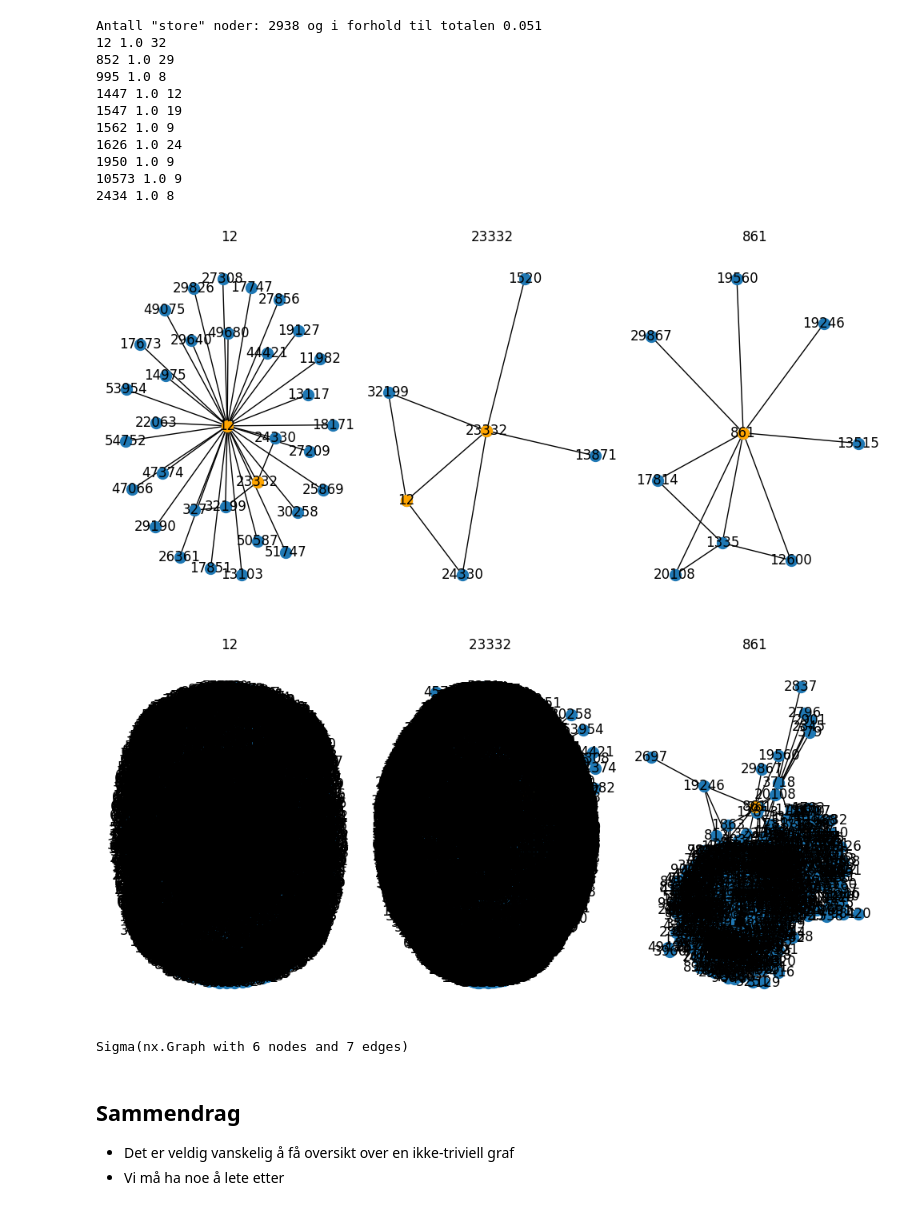
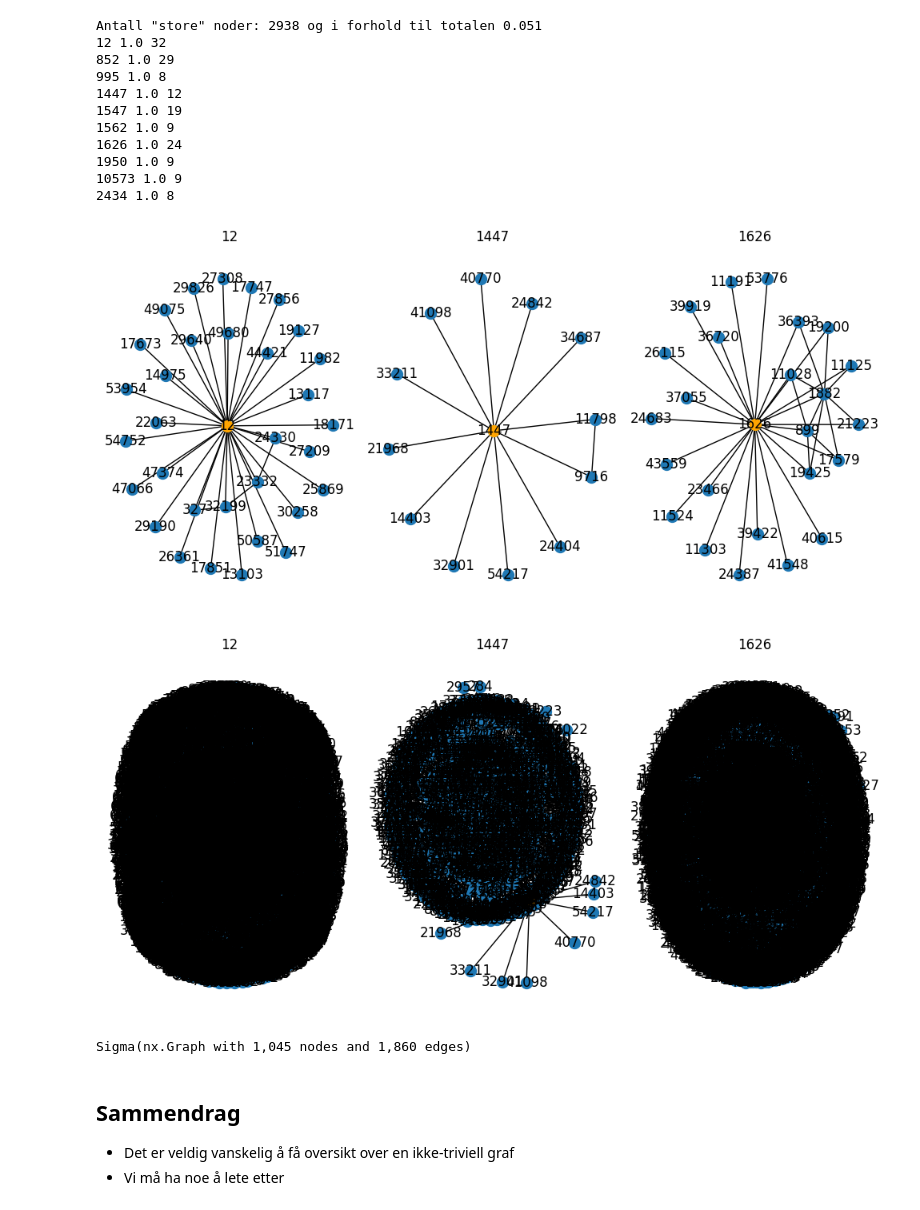
Before and after one commit to Tage-Politi/grafdag-2026, a Jupyter notebook: 1-generell.ipynb, the cells around one changed output. Saved outputs shown, nothing was run; the diff lists cells and outputs as text; code cells hidden in the pictures.

```diff
--- a/1-generell.ipynb
+++ b/1-generell.ipynb
@@ -881,69 +922,69 @@ Antall "store" noder: 2938 og i forhold til totalen 0.051
 2434 1.0 8
 # %%
 # La oss se på tre av dem
-# 12, 23332, 861 (tilfeldig valgt)
+liste = [12, 1447, 1626]
 # Tre sub-plot
 
 fig, (ax1, ax2, ax3) = plt.subplots(1, 3, figsize=(10, 5))
 
-ego1 = nx.ego_graph(UG, 12, radius=1) # hent nabo-nodene fra alle ikke bare de store
+ego1 = nx.ego_graph(UG, liste[0], radius=1) # hent nabo-nodene fra alle ikke bare de store
 pos1 = nx.spring_layout(ego1, seed=42)
 nx.draw(ego1, pos1, ax=ax1, with_labels=True,  node_size=100)
 # Lag hovednoden orange
-nx.draw_networkx_nodes(ego1, pos1, ax=ax1, nodelist=[12,23332], node_color='orange', node_size=100)
-ax1.set_title("12")
+nx.draw_networkx_nodes(ego1, pos1, ax=ax1, nodelist=[liste[0]], node_color='orange', node_size=100)
+ax1.set_title(liste[0])
 
-ego2 = nx.ego_graph(UG, 23332 , radius=1)
+ego2 = nx.ego_graph(UG, liste[1] , radius=1)
 pos2 = nx.spring_layout(ego2, seed=1)
 nx.draw(ego2, pos2, ax=ax2, with_labels=True,  node_size=100)
-nx.draw_networkx_nodes(ego2, pos2, ax=ax2, nodelist=[23332, 12], node_color='orange', node_size=100)
-ax2.set_title("23332")
+nx.draw_networkx_nodes(ego2, pos2, ax=ax2, nodelist=[liste[1]], node_color='orange', node_size=100)
+ax2.set_title(liste[1])
 
-ego3 = nx.ego_graph(UG, 861 , radius=1)
+ego3 = nx.ego_graph(UG, liste[2] , radius=1)
 pos3 = nx.spring_layout(ego3, seed=42)
 nx.draw(ego3, pos3, ax=ax3, with_labels=True,  node_size=100)
-nx.draw_networkx_nodes(ego3, pos3, ax=ax3, nodelist=[861], node_color='orange', node_size=100)
-ax3.set_title("861")
+nx.draw_networkx_nodes(ego3, pos3, ax=ax3, nodelist=[liste[2]], node_color='orange', node_size=100)
+ax3.set_title(liste[2])
 
 # Ikke overlapp, takk
 plt.tight_layout()
 plt.show()
 # %% [output]
-[figure, old version]
+[figure, new version]
 # %%
 # Se hele nabolaget for de samme tre
-# 12, 23332, 861
+liste = [12, 1447, 1626]
 # Tre sub-plot
 # Blir bare sorte "hull"
 
 # Tar et par minutter å kjøre
 
 fig, (ax1, ax2, ax3) = plt.subplots(1, 3, figsize=(10, 5))
 
-ego1 = nx.ego_graph(UG, 12, radius=2) # hent nabo-nodene fra alle ikke bare de store
+ego1 = nx.ego_graph(UG, liste[0], radius=2) # hent nabo-nodene fra alle ikke bare de store
 pos1 = nx.spring_layout(ego1, seed=42)
 nx.draw(ego1, pos1, ax=ax1, with_labels=True,  node_size=100)
 # Lag hovednoden orange
-nx.draw_networkx_nodes(ego1, pos1, ax=ax1, nodelist=[12], node_color='orange', node_size=100)
-ax1.set_title("12")
+nx.draw_networkx_nodes(ego1, pos1, ax=ax1, nodelist=[liste[0]], node_color='orange', node_size=100)
+ax1.set_title(liste[0])
 
-ego2 = nx.ego_graph(UG, 23332 , radius=2)
+ego2 = nx.ego_graph(UG, liste[1] , radius=2)
 pos2 = nx.spring_layout(ego2, seed=42)
 nx.draw(ego2, pos2, ax=ax2, with_labels=True,  node_size=100)
-nx.draw_networkx_nodes(ego2, pos2, ax=ax2, nodelist=[23332], node_color='orange', node_size=100)
-ax2.set_title("23332 ")
+nx.draw_networkx_nodes(ego2, pos2, ax=ax2, nodelist=[liste[1]], node_color='orange', node_size=100)
+ax2.set_title(liste[1])
 
-ego3 = nx.ego_graph(UG, 861 , radius=2)
+ego3 = nx.ego_graph(UG, liste[2], radius=2)
 pos3 = nx.spring_layout(ego3, seed=42)
 nx.draw(ego3, pos3, ax=ax3, with_labels=True,  node_size=100)
-nx.draw_networkx_nodes(ego3, pos3, ax=ax3, nodelist=[861], node_color='orange', node_size=100)
-ax3.set_title("861")
+nx.draw_networkx_nodes(ego3, pos3, ax=ax3, nodelist=[liste[2]], node_color='orange', node_size=100)
+ax3.set_title(liste[2])
 
 # Ikke overlapp, takk
 plt.tight_layout()
 plt.show()
 # %% [output]
-[figure, old version]
+[figure, new version]
 # %%
 from ipysigma import Sigma
 import math
@@ -961,7 +1002,7 @@ Sigma(
     default_edge_type="curve"
 )
 # %% [output]
-Sigma(nx.Graph with 6 nodes and 7 edges)
+Sigma(nx.Graph with 1,045 nodes and 1,860 edges)
 # %% [markdown]
 ## Sammendrag
 
```
Also changed, not shown: parts of 37 cells of this notebook.
